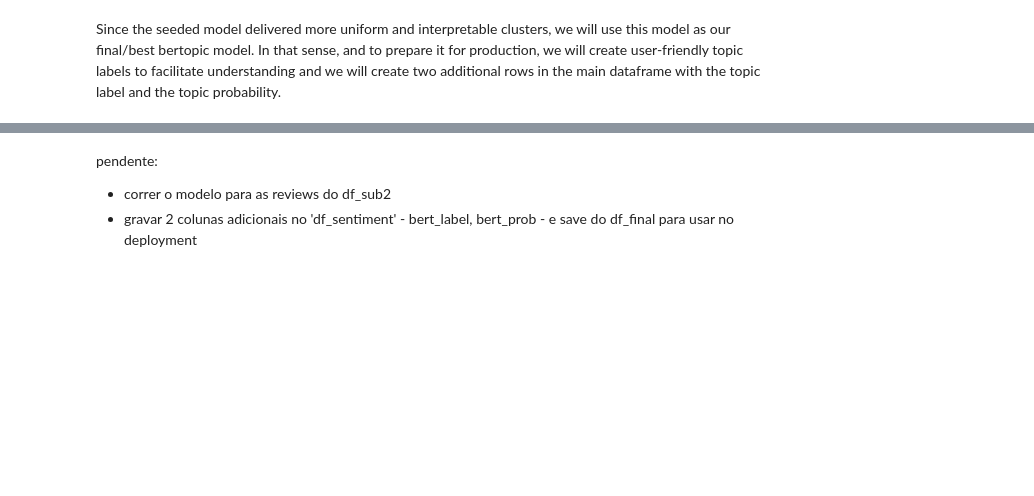
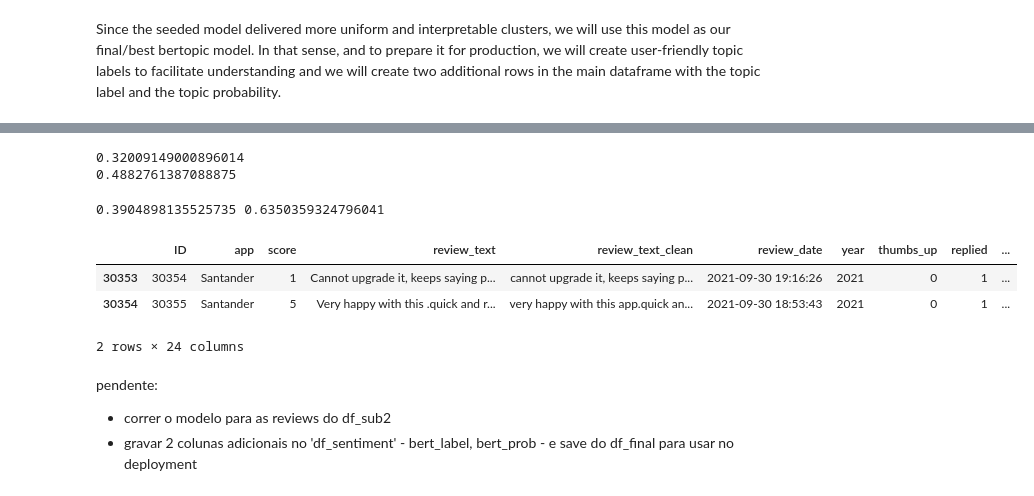
Before and after one commit to pcatarino88/banking_app_reviews, a Jupyter notebook: notebooks/4.2. BERTopic Modelling.ipynb, the cells around one changed output, grey strips where cells are left out. Drawn from its saved outputs; the diff is of its cells as text; code cells hidden in the pictures; blank space fills up the shorter version.

Commit message:
last commit before changing embeddings

```diff
--- a/notebooks/4.2. BERTopic Modelling.ipynb
+++ b/notebooks/4.2. BERTopic Modelling.ipynb
@@ -846,3 +846,5 @@ seed_final.get_topic_info()
 # %%
 # Save the model
 seed_final.save("../assets/models/bertopic/seed_final_model", serialization="pytorch", save_ctfidf=True, save_embedding_model=True)
+# %%
+topics2, probs2 = seed_final.transform(df_sub2["review_text"].tolist(), embeddings_sub2)
@@ -848,0 +858,8 @@ seed_final.save("../assets/models/bertopic/seed_final_model", serialization="pyt
+# %%
+# add labels and probs to df_sub1 (recent reviews / used in training)
+df_sub1['bert_labels'] = new_topics
+df_sub1['bert_probs'] = probs.max(axis=1)
+
+# add labels and probs to df_sub2 (old reviews / not used for training)
+df_sub2['bert_labels'] = topics2
+df_sub2['bert_probs'] = probs2.max(axis=1)
@@ -848,0 +907,20 @@ seed_final.save("../assets/models/bertopic/seed_final_model", serialization="pyt
+# %%
+print(df_sub1["bert_probs"].mean())
+print(df_sub2["bert_probs"].mean())
+# %% [output]
+0.32009149000896014
+0.4882761387088875
+# %%
+mean_conf_sub1 = df_sub1.loc[df_sub1["bert_labels"] != -1, "bert_probs"].mean()
+mean_conf_sub2 = df_sub2.loc[df_sub2["bert_labels"] != -1, "bert_probs"].mean()
+print(mean_conf_sub1, mean_conf_sub2)
+# %% [output]
+0.3904898135525735 0.6350359324796041
+# %%
+pd.set_option('display.max_colwidth', 100)
+df_sub2.head(2)
+# %% [output]
+|  | ID | app | score | review_text | review_text_clean | review_date | year | thumbs_up | replied | ... |
+| 30353 | 30354 | Santander | 1 | Cannot upgrade it, keeps saying p... | cannot upgrade it, keeps saying p... | 2021-09-30 19:16:26 | 2021 | 0 | 1 | ... |
+| 30354 | 30355 | Santander | 5 | Very happy with this .quick and r... | very happy with this app.quick an... | 2021-09-30 18:53:43 | 2021 | 0 | 1 | ... |
+2 rows × 24 columns
```
Also changed, not shown: parts of 4 cells of this notebook.
